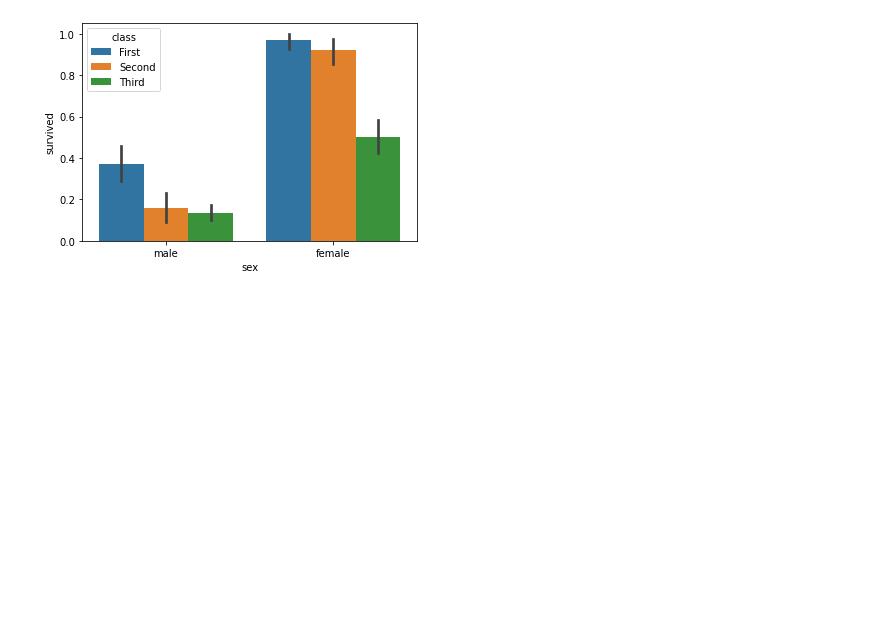
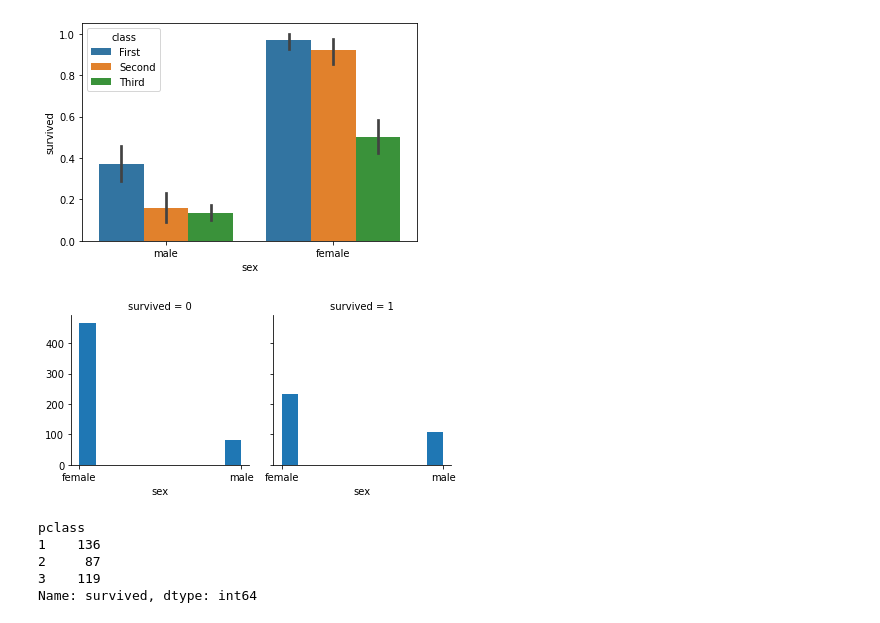
Before and after one commit to adamchanging1/ML100Days, a Jupyter notebook: homework/Day_021.ipynb, the cells around one changed output. Saved outputs shown, nothing was run; the diff lists cells and outputs as text; code cells hidden in the pictures; blank space fills up the shorter version.

```diff
--- a/homework/Day_021.ipynb
+++ b/homework/Day_021.ipynb
@@ -38,3 +38,17 @@ sns.barplot(x="sex", y="survived",hue="class", data=df)
 # %% [output]
 <AxesSubplot:xlabel='sex', ylabel='survived'>
 [figure]
+# %%
+g = sns.FacetGrid(df, col = "survived")
+g.map(plt.hist,"sex")
+plt.show()
+# %% [output]
+[figure, added]
+# %%
+df.groupby('pclass').survived.sum()
+# %% [output]
+pclass
+1    136
+2     87
+3    119
+Name: survived, dtype: int64
```
Also changed, not shown: parts of 5 cells of this notebook, 1 other file.
